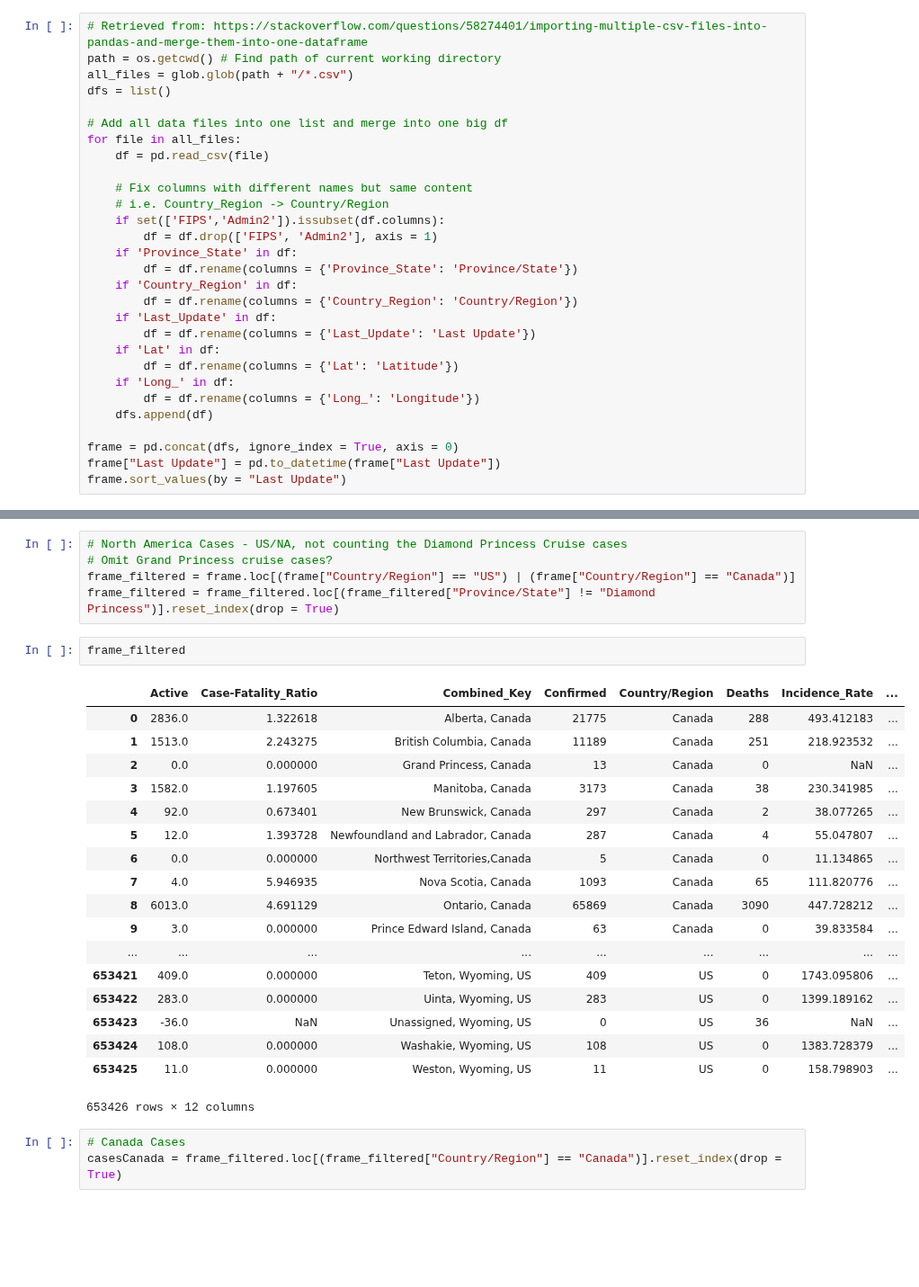
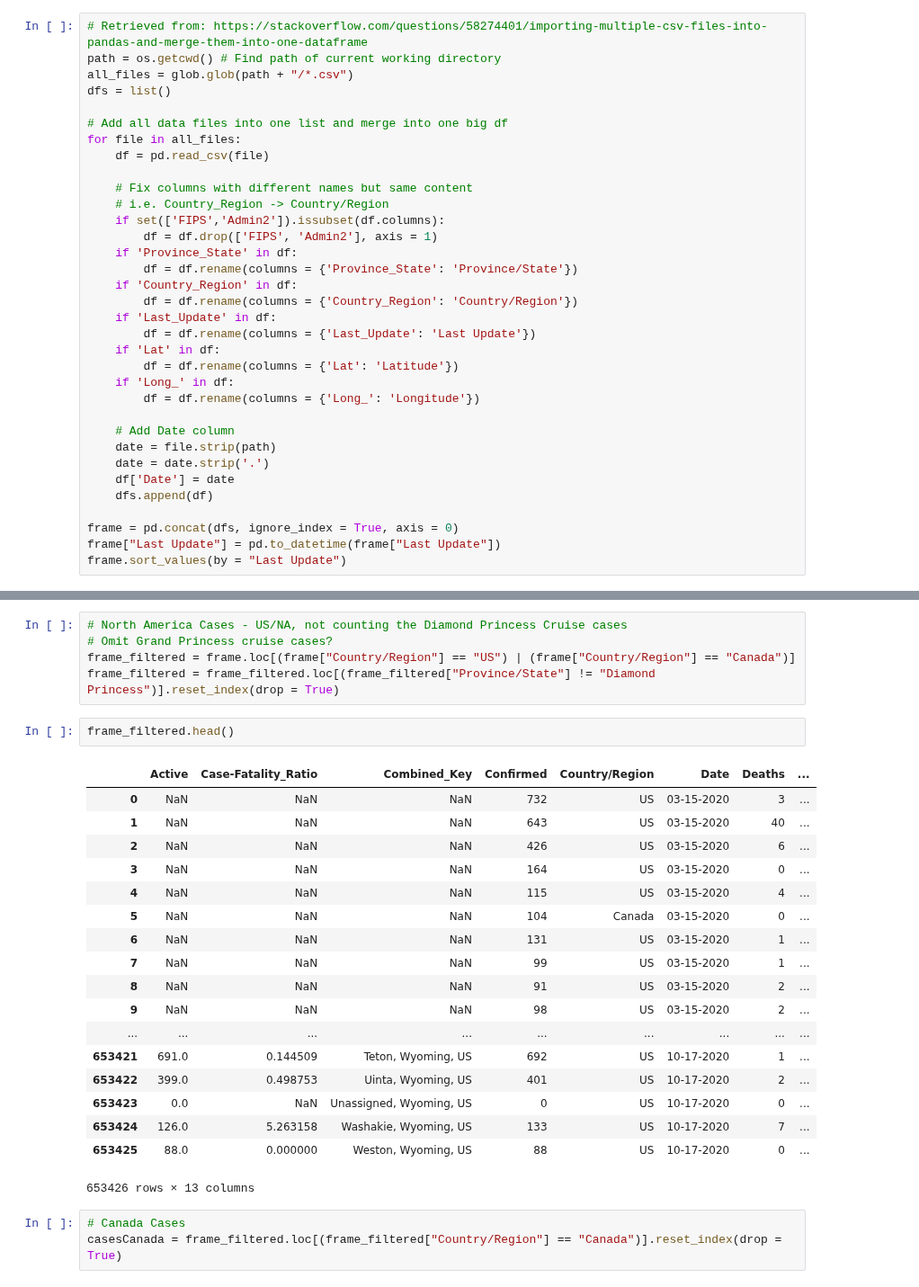
Before and after one commit to clement-ip/covid-airport-travel, a Jupyter notebook: coviddata/covid_countries.ipynb, the cells around one changed output, grey strips where cells are left out. Shown at 90% size. Cells and saved outputs as stored; diff of their text form; blank space fills up the shorter version.

Commit message:
add Date to Covid cases, write airport data out in airport_data_explore (previously named project.ipynb)

```diff
--- a/coviddata/covid_countries.ipynb
+++ b/coviddata/covid_countries.ipynb
@@ -36,6 +36,11 @@ for file in all_files:
         df = df.rename(columns = {'Lat': 'Latitude'})
     if 'Long_' in df:
         df = df.rename(columns = {'Long_': 'Longitude'})
+
+    # Add Date column
+    date = file.strip(path)
+    date = date.strip('.')
+    df['Date'] = date
     dfs.append(df)
 
 frame = pd.concat(dfs, ignore_index = True, axis = 0)
@@ -93,26 +98,26 @@ frame
 frame_filtered = frame.loc[(frame["Country/Region"] == "US") | (frame["Country/Region"] == "Canada")]
 frame_filtered = frame_filtered.loc[(frame_filtered["Province/State"] != "Diamond Princess")].reset_index(drop = True)
 # %%
-frame_filtered
+frame_filtered.head()
 # %% [output]
-|  | Active | Case-Fatality_Ratio | Combined_Key | Confirmed | Country/Region | Deaths | Incidence_Rate | ... |
-| 0 | 2836.0 | 1.322618 | Alberta, Canada | 21775 | Canada | 288 | 493.412183 | ... |
-| 1 | 1513.0 | 2.243275 | British Columbia, Canada | 11189 | Canada | 251 | 218.923532 | ... |
-| 2 | 0.0 | 0.000000 | Grand Princess, Canada | 13 | Canada | 0 | NaN | ... |
-| 3 | 1582.0 | 1.197605 | Manitoba, Canada | 3173 | Canada | 38 | 230.341985 | ... |
-| 4 | 92.0 | 0.673401 | New Brunswick, Canada | 297 | Canada | 2 | 38.077265 | ... |
-| 5 | 12.0 | 1.393728 | Newfoundland and Labrador, Canada | 287 | Canada | 4 | 55.047807 | ... |
-| 6 | 0.0 | 0.000000 | Northwest Territories,Canada | 5 | Canada | 0 | 11.134865 | ... |
-| 7 | 4.0 | 5.946935 | Nova Scotia, Canada | 1093 | Canada | 65 | 111.820776 | ... |
-| 8 | 6013.0 | 4.691129 | Ontario, Canada | 65869 | Canada | 3090 | 447.728212 | ... |
-| 9 | 3.0 | 0.000000 | Prince Edward Island, Canada | 63 | Canada | 0 | 39.833584 | ... |
+|  | Active | Case-Fatality_Ratio | Combined_Key | Confirmed | Country/Region | Date | Deaths | ... |
+| 0 | NaN | NaN | NaN | 732 | US | 03-15-2020 | 3 | ... |
+| 1 | NaN | NaN | NaN | 643 | US | 03-15-2020 | 40 | ... |
+| 2 | NaN | NaN | NaN | 426 | US | 03-15-2020 | 6 | ... |
+| 3 | NaN | NaN | NaN | 164 | US | 03-15-2020 | 0 | ... |
+| 4 | NaN | NaN | NaN | 115 | US | 03-15-2020 | 4 | ... |
+| 5 | NaN | NaN | NaN | 104 | Canada | 03-15-2020 | 0 | ... |
+| 6 | NaN | NaN | NaN | 131 | US | 03-15-2020 | 1 | ... |
+| 7 | NaN | NaN | NaN | 99 | US | 03-15-2020 | 1 | ... |
+| 8 | NaN | NaN | NaN | 91 | US | 03-15-2020 | 2 | ... |
+| 9 | NaN | NaN | NaN | 98 | US | 03-15-2020 | 2 | ... |
 | ... | ... | ... | ... | ... | ... | ... | ... | ... |
-| 653421 | 409.0 | 0.000000 | Teton, Wyoming, US | 409 | US | 0 | 1743.095806 | ... |
-| 653422 | 283.0 | 0.000000 | Uinta, Wyoming, US | 283 | US | 0 | 1399.189162 | ... |
-| 653423 | -36.0 | NaN | Unassigned, Wyoming, US | 0 | US | 36 | NaN | ... |
-| 653424 | 108.0 | 0.000000 | Washakie, Wyoming, US | 108 | US | 0 | 1383.728379 | ... |
-| 653425 | 11.0 | 0.000000 | Weston, Wyoming, US | 11 | US | 0 | 158.798903 | ... |
+| 653421 | 691.0 | 0.144509 | Teton, Wyoming, US | 692 | US | 10-17-2020 | 1 | ... |
+| 653422 | 399.0 | 0.498753 | Uinta, Wyoming, US | 401 | US | 10-17-2020 | 2 | ... |
+| 653423 | 0.0 | NaN | Unassigned, Wyoming, US | 0 | US | 10-17-2020 | 0 | ... |
+| 653424 | 126.0 | 5.263158 | Washakie, Wyoming, US | 133 | US | 10-17-2020 | 7 | ... |
+| 653425 | 88.0 | 0.000000 | Weston, Wyoming, US | 88 | US | 10-17-2020 | 0 | ... |
-653426 rows × 12 columns
+653426 rows × 13 columns
 # %%
 # Canada Cases
 casesCanada = frame_filtered.loc[(frame_filtered["Country/Region"] == "Canada")].reset_index(drop = True)
```
Also changed, not shown: parts of 4 cells of this notebook, 3 other files.
